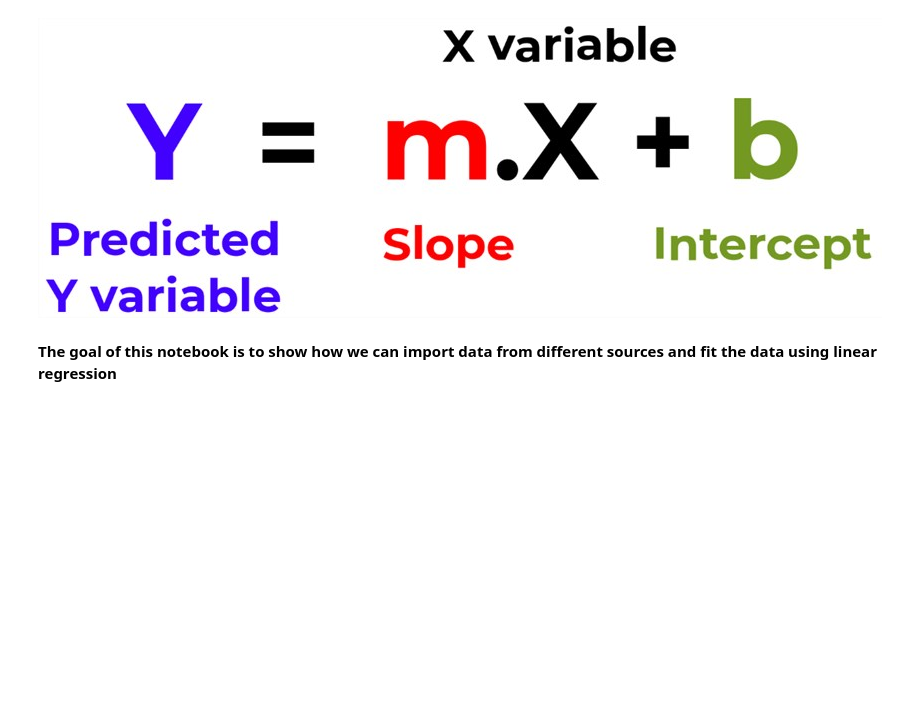
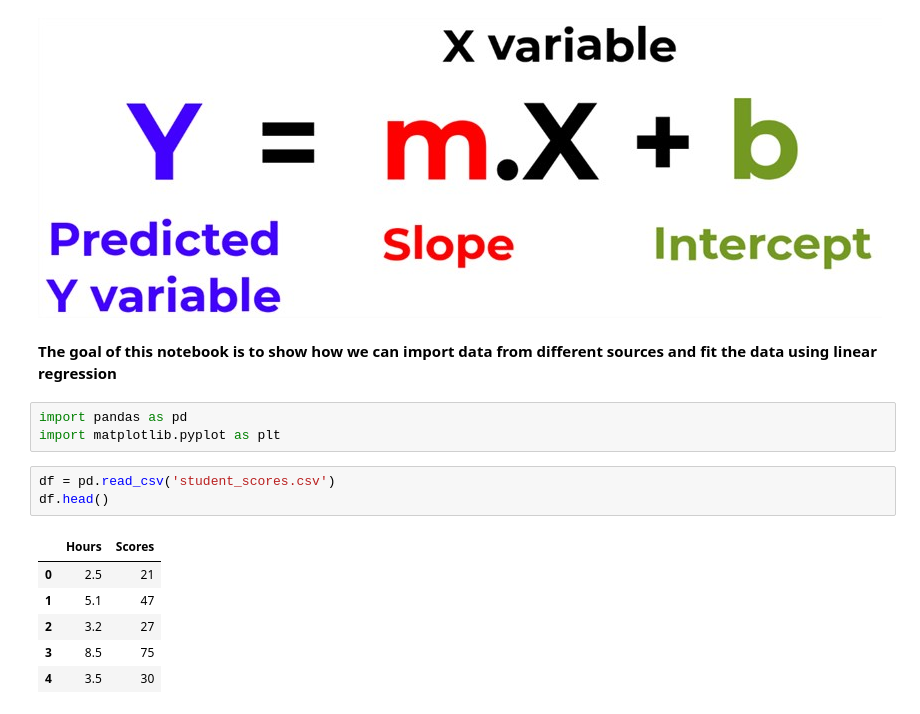
Before and after one commit to mohmmad25-hub/ANN, a Jupyter notebook: Linear_regression.ipynb, the cells around one changed output. Cells and saved outputs as stored; diff of their text form; blank space fills up the shorter version.

```diff
--- a/Linear_regression.ipynb
+++ b/Linear_regression.ipynb
@@ -7,3 +7,16 @@ Linear Regression analysis is used to predict the value of a variable 'y' based
 ![Linear-regression-model-equation (1).jpg](embedded-picture-1)
 # %% [markdown]
 **The goal of this notebook is to show how we can import data from different sources and fit the data using linear regression**
+# %%
+import pandas as pd
+import matplotlib.pyplot as plt
+# %%
+df = pd.read_csv('student_scores.csv')
+df.head()
+# %% [output]
+|  | Hours | Scores |
+| 0 | 2.5 | 21 |
+| 1 | 5.1 | 47 |
+| 2 | 3.2 | 27 |
+| 3 | 8.5 | 75 |
+| 4 | 3.5 | 30 |
```
Also changed, not shown: parts of 20 cells of this notebook.
